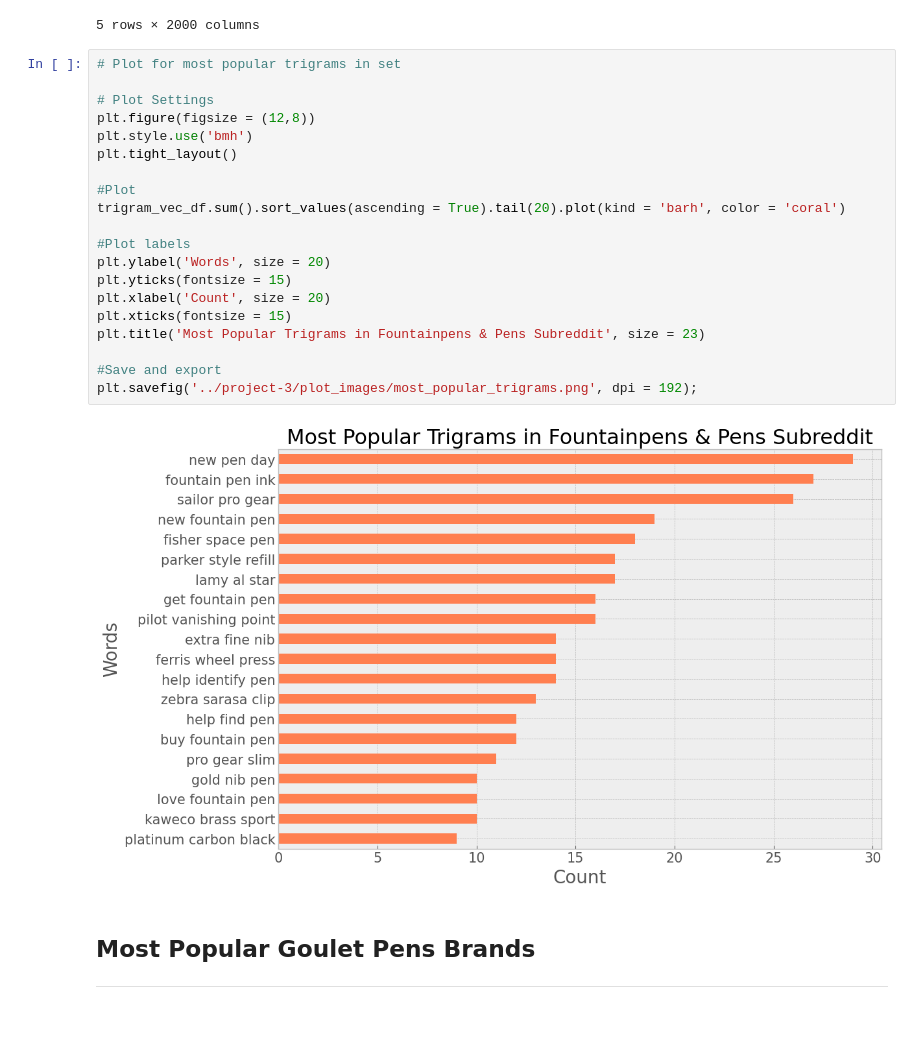
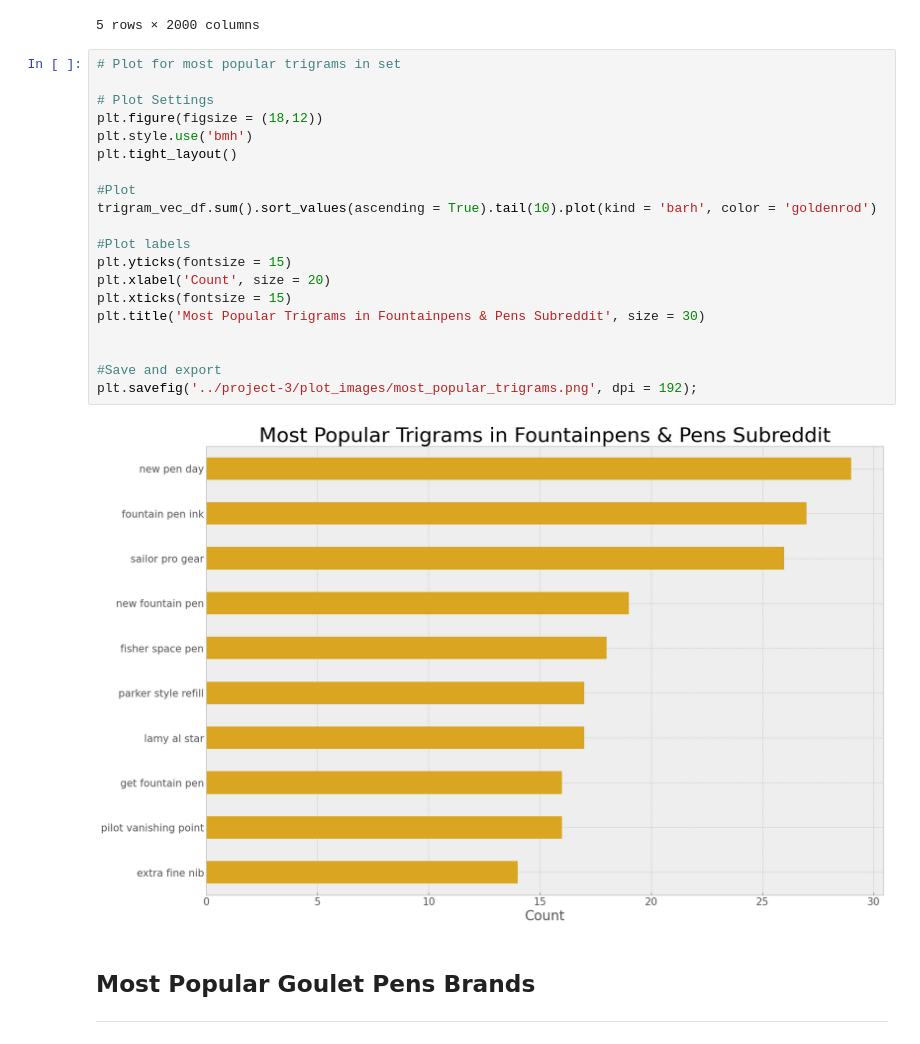
Before and after one commit to FragariaChemist/reddit_nlp_classifier, a Jupyter notebook: 07_eda_with_words.ipynb, the cells around one changed output. Cells and saved outputs as stored; diff of their text form.

```diff
--- a/07_eda_with_words.ipynb
+++ b/07_eda_with_words.ipynb
@@ -147,25 +147,25 @@ trigram_vec_df.head()
 # %%
 # Plot for most popular trigrams in set
 
 # Plot Settings
-plt.figure(figsize = (12,8))
+plt.figure(figsize = (18,12))
 plt.style.use('bmh')
 plt.tight_layout()
 
 #Plot
-trigram_vec_df.sum().sort_values(ascending = True).tail(20).plot(kind = 'barh', color = 'coral')
+trigram_vec_df.sum().sort_values(ascending = True).tail(10).plot(kind = 'barh', color = 'goldenrod')
 
 #Plot labels
-plt.ylabel('Words', size = 20)
 plt.yticks(fontsize = 15)
 plt.xlabel('Count', size = 20)
 plt.xticks(fontsize = 15)
-plt.title('Most Popular Trigrams in Fountainpens & Pens Subreddit', size = 23)
+plt.title('Most Popular Trigrams in Fountainpens & Pens Subreddit', size = 30)
+
 
 #Save and export
 plt.savefig('../project-3/plot_images/most_popular_trigrams.png', dpi = 192);
 # %% [output]
-[figure, old version]
+[figure, new version]
 # %% [markdown]
 ## Most Popular Goulet Pens Brands
 ___
```
Also changed, not shown: parts of 3 cells of this notebook, 12 other files.
